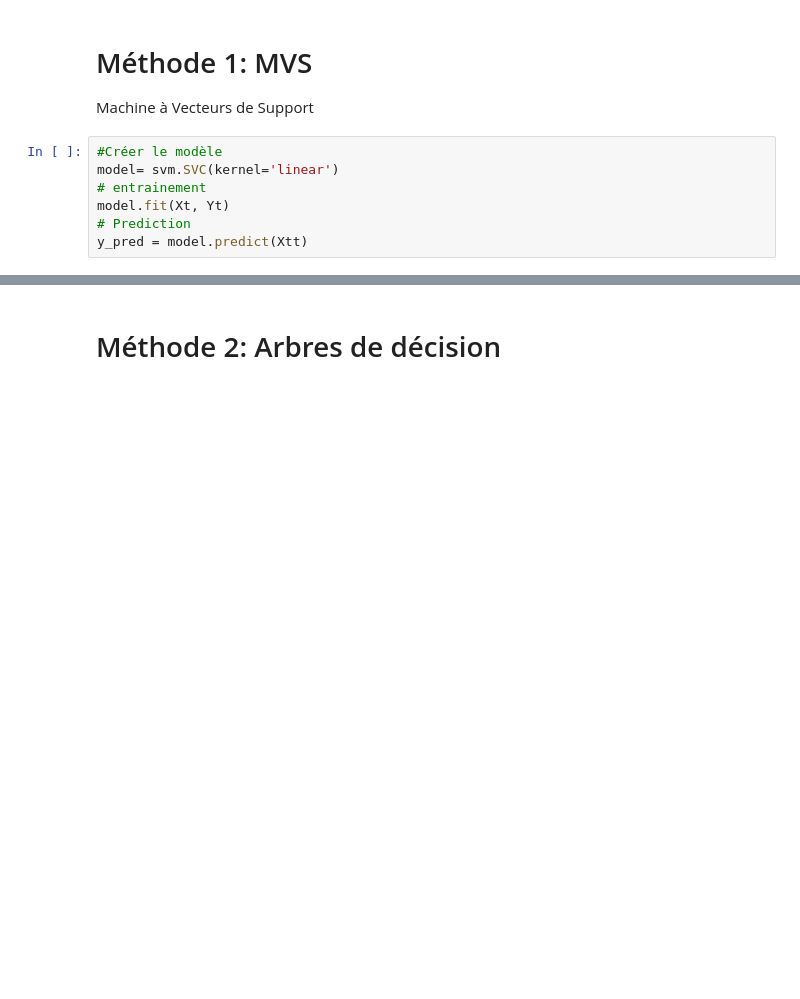
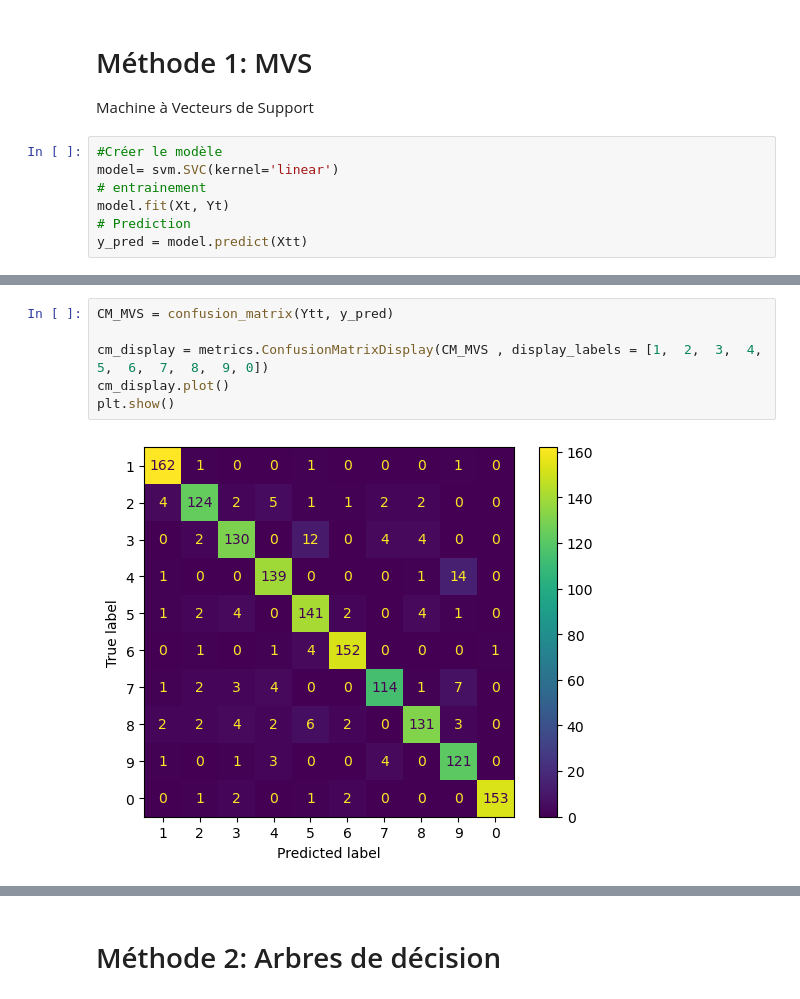
Before and after one commit to felladib/DL-ML, a Jupyter notebook: TP 1.ipynb, the cells around one changed output, grey strips where cells are left out. Cells and saved outputs as stored; diff of their text form; blank space fills up the shorter version.

Commit message:
applied the confusion matrix and the classification_report on the SVM and Decision tree models

```diff
--- a/TP 1.ipynb
+++ b/TP 1.ipynb
@@ -258,0 +260,8 @@ plt.imshow(a,cmap='gray')
+# %%
+CM_MVS = confusion_matrix(Ytt, y_pred)
+
+cm_display = metrics.ConfusionMatrixDisplay(CM_MVS , display_labels = [1,  2,  3,  4,  5,  6,  7,  8,  9, 0])
+cm_display.plot()
+plt.show()
+# %% [output]
+[figure, added]
```
Also changed, not shown: parts of 22 cells of this notebook.
